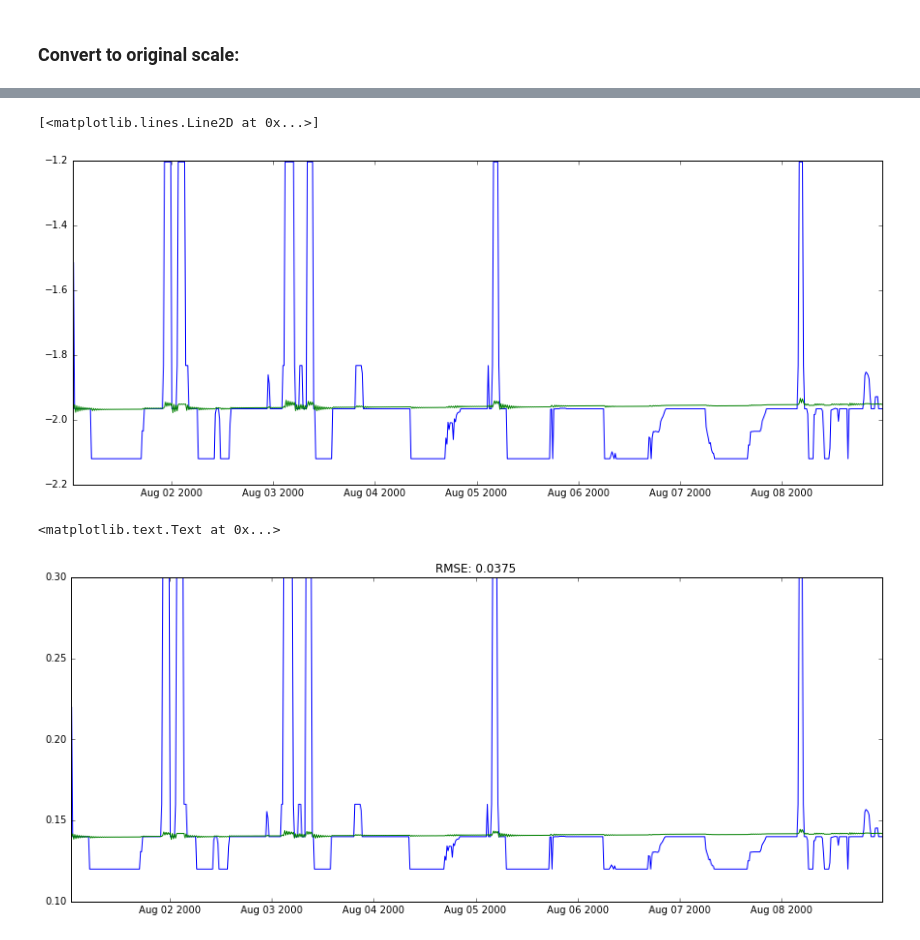
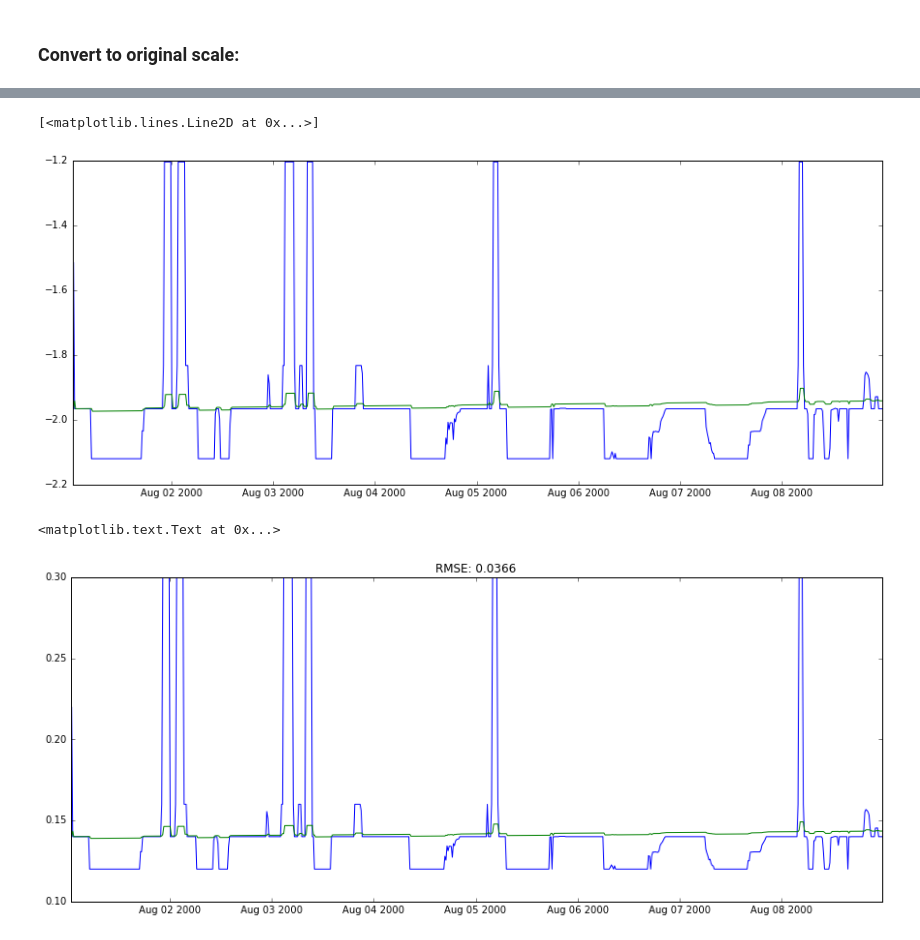
Before and after one commit to am-firnas/TimeSeriesAnalysis-Pandas, a Jupyter notebook: TimeSeriesAnalysis/TSAnalysis.ipynb, the cells around one changed output, grey strips where cells are left out. Cells and saved outputs as stored; diff of their text form; code cells hidden in the pictures.

```diff
--- a/TimeSeriesAnalysis/TSAnalysis.ipynb
+++ b/TimeSeriesAnalysis/TSAnalysis.ipynb
@@ -335,7 +335,7 @@ plt.title('RSS: %.4f'% sum((results_ARIMA.fittedvalues-ts_log_diff)**2))
 # %% [markdown]
 ### Convert to original scale:
 # %%
-predictions_ARIMA_diff = pd.Series(results_ARIMA.fittedvalues, copy=True)
-print (predictions_ARIMA_diff.head())
+predictions_AR_diff = pd.Series(results_AR.fittedvalues, copy=True)
+print (predictions_AR_diff.head())
 # %% [output]
 date
@@ -347,6 +347,6 @@ date
 dtype: float64
 # %%
-predictions_ARIMA_diff_cumsum = predictions_ARIMA_diff.cumsum()
-print (predictions_ARIMA_diff_cumsum.head())
+predictions_AR_diff_cumsum = predictions_AR_diff.cumsum()
+print (predictions_AR_diff_cumsum.head())
 # %% [output]
 date
@@ -358,8 +358,8 @@ date
 dtype: float64
 # %%
-predictions_ARIMA_log = pd.Series(ts_log.ix[0], index=ts_log.index)
-predictions_ARIMA_log = predictions_ARIMA_log.add(predictions_ARIMA_diff_cumsum,fill_value=0)
-predictions_ARIMA_log.head()
+predictions_AR_log = pd.Series(ts_log.ix[0], index=ts_log.index)
+predictions_AR_log = predictions_AR_log.add(predictions_AR_diff_cumsum,fill_value=0)
+predictions_AR_log.head()
 # %% [output]
 date
 2000-08-01 00:30:00   -1.966113
@@ -370,15 +370,15 @@ date
 dtype: float64
 # %%
 plt.plot(ts_log)
-plt.plot(predictions_ARIMA_log)
+plt.plot(predictions_AR_log)
 # %% [output]
 [<matplotlib.lines.Line2D at 0x...>]
-[figure, old version]
+[figure, new version]
 # %%
-predictions_ARIMA = np.exp(predictions_ARIMA_log)
+predictions_AR = np.exp(predictions_AR_log)
 plt.plot(ts)
-plt.plot(predictions_ARIMA)
-plt.title('RMSE: %.4f'% np.sqrt(sum((predictions_ARIMA-ts)**2)/len(ts)))
+plt.plot(predictions_AR)
+plt.title('RMSE: %.4f'% np.sqrt(sum((predictions_AR-ts)**2)/len(ts)))
 # %% [output]
 <matplotlib.text.Text at 0x...>
-[figure, old version]
+[figure, new version]
```
Also changed, not shown: parts of 3 cells of this notebook.
